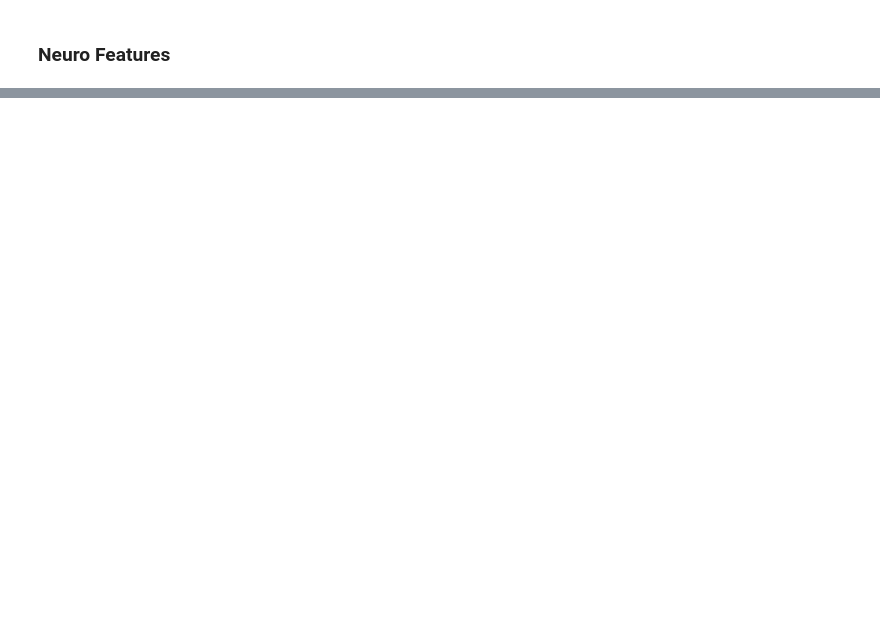
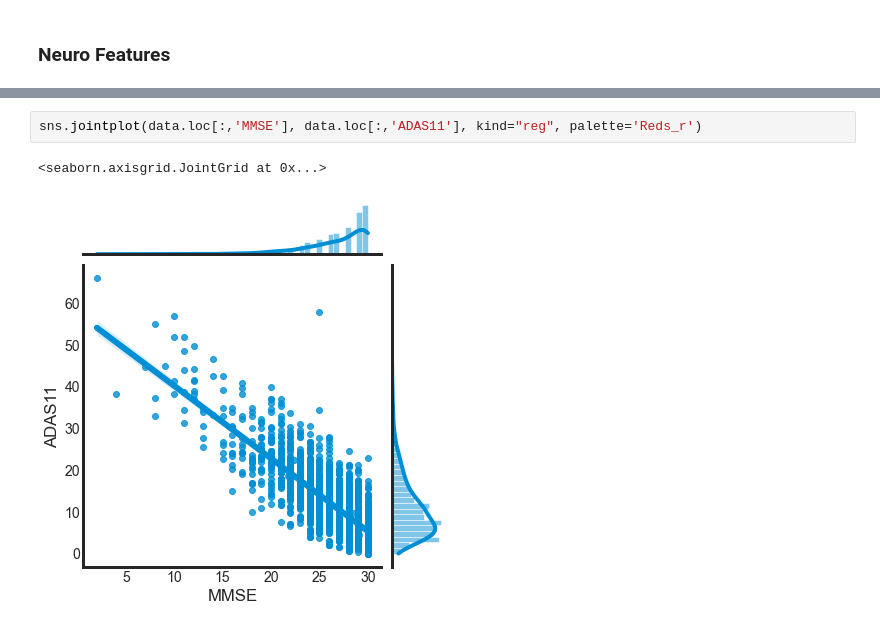
Before and after one commit to umayaaah/xai-for-alzheimer-prediction, a Jupyter notebook: preprocessing/explore-ad-data.ipynb, the cells around one changed output, grey strips where cells are left out. Saved outputs shown, nothing was run; the diff lists cells and outputs as text; blank space fills up the shorter version.

```diff
--- a/preprocessing/explore-ad-data.ipynb
+++ b/preprocessing/explore-ad-data.ipynb
@@ -161,0 +169,5 @@ data = pd.read_csv('/Users/umayah/Documents/uni/Project/code/training/AD_NC/data
+# %%
+sns.jointplot(data.loc[:,'MMSE'], data.loc[:,'ADAS11'], kind="reg", palette='Reds_r')
+# %% [output]
+<seaborn.axisgrid.JointGrid at 0x...>
+[figure, added]
```
Also changed, not shown: parts of 19 cells of this notebook, 3 other files.
